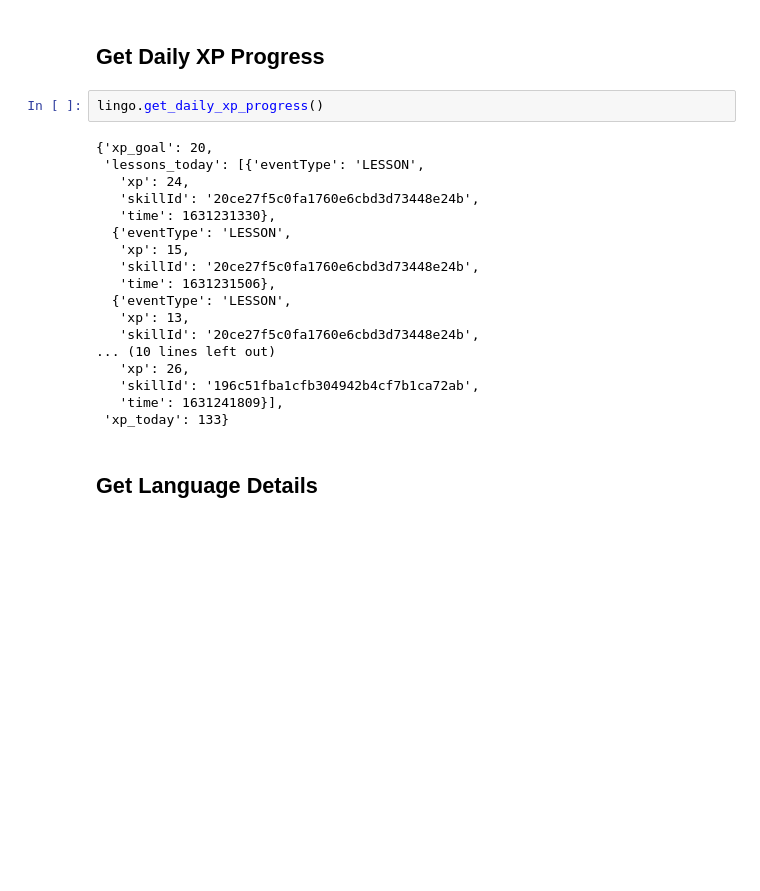
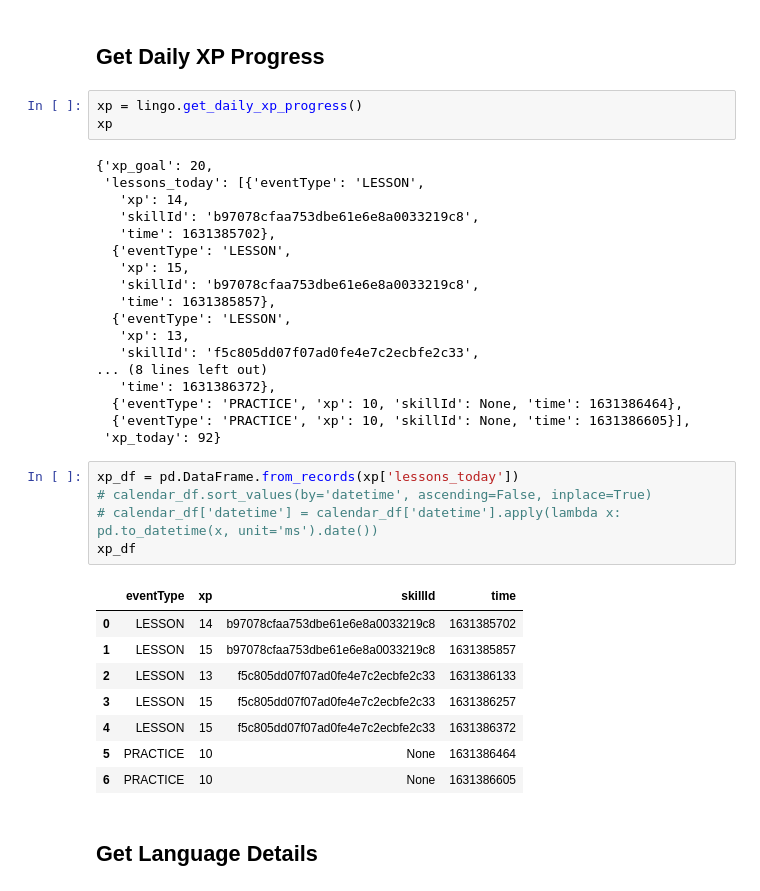
Before and after one commit to sejaldua/duolingogogo, a Jupyter notebook: Exploration.ipynb, the cells around one changed output. Cells and saved outputs as stored; diff of their text form; blank space fills up the shorter version.

Commit message:
small progress

```diff
--- a/Exploration.ipynb
+++ b/Exploration.ipynb
@@ -80,25 +94,40 @@ lingo.get_leaderboard('week', time.time())
 # %% [markdown]
 ## Get Daily XP Progress
 # %%
-lingo.get_daily_xp_progress()
+xp = lingo.get_daily_xp_progress()
+xp
 # %% [output]
 {'xp_goal': 20,
  'lessons_today': [{'eventType': 'LESSON',
-   'xp': 24,
-   'skillId': '20ce27f5c0fa1760e6cbd3d73448e24b',
-   'time': 1631231330},
+   'xp': 14,
+   'skillId': 'b97078cfaa753dbe61e6e8a0033219c8',
+   'time': 1631385702},
   {'eventType': 'LESSON',
    'xp': 15,
-   'skillId': '20ce27f5c0fa1760e6cbd3d73448e24b',
-   'time': 1631231506},
+   'skillId': 'b97078cfaa753dbe61e6e8a0033219c8',
+   'time': 1631385857},
   {'eventType': 'LESSON',
    'xp': 13,
-   'skillId': '20ce27f5c0fa1760e6cbd3d73448e24b',
-... (10 lines left out)
-   'xp': 26,
-   'skillId': '196c51fba1cfb304942b4cf7b1ca72ab',
-   'time': 1631241809}],
- 'xp_today': 133}
+   'skillId': 'f5c805dd07f07ad0fe4e7c2ecbfe2c33',
+... (8 lines left out)
+   'time': 1631386372},
+  {'eventType': 'PRACTICE', 'xp': 10, 'skillId': None, 'time': 1631386464},
+  {'eventType': 'PRACTICE', 'xp': 10, 'skillId': None, 'time': 1631386605}],
+ 'xp_today': 92}
+# %%
+xp_df = pd.DataFrame.from_records(xp['lessons_today'])
+# calendar_df.sort_values(by='datetime', ascending=False, inplace=True)
+# calendar_df['datetime'] = calendar_df['datetime'].apply(lambda x: pd.to_datetime(x, unit='ms').date())
+xp_df
+# %% [output]
+|  | eventType | xp | skillId | time |
+| 0 | LESSON | 14 | b97078cfaa753dbe61e6e8a0033219c8 | 1631385702 |
+| 1 | LESSON | 15 | b97078cfaa753dbe61e6e8a0033219c8 | 1631385857 |
+| 2 | LESSON | 13 | f5c805dd07f07ad0fe4e7c2ecbfe2c33 | 1631386133 |
+| 3 | LESSON | 15 | f5c805dd07f07ad0fe4e7c2ecbfe2c33 | 1631386257 |
+| 4 | LESSON | 15 | f5c805dd07f07ad0fe4e7c2ecbfe2c33 | 1631386372 |
+| 5 | PRACTICE | 10 | None | 1631386464 |
+| 6 | PRACTICE | 10 | None | 1631386605 |
 # %% [markdown]
 ## Get Language Details
 # %%
```
Also changed, not shown: parts of 12 cells of this notebook, 1 other file.
